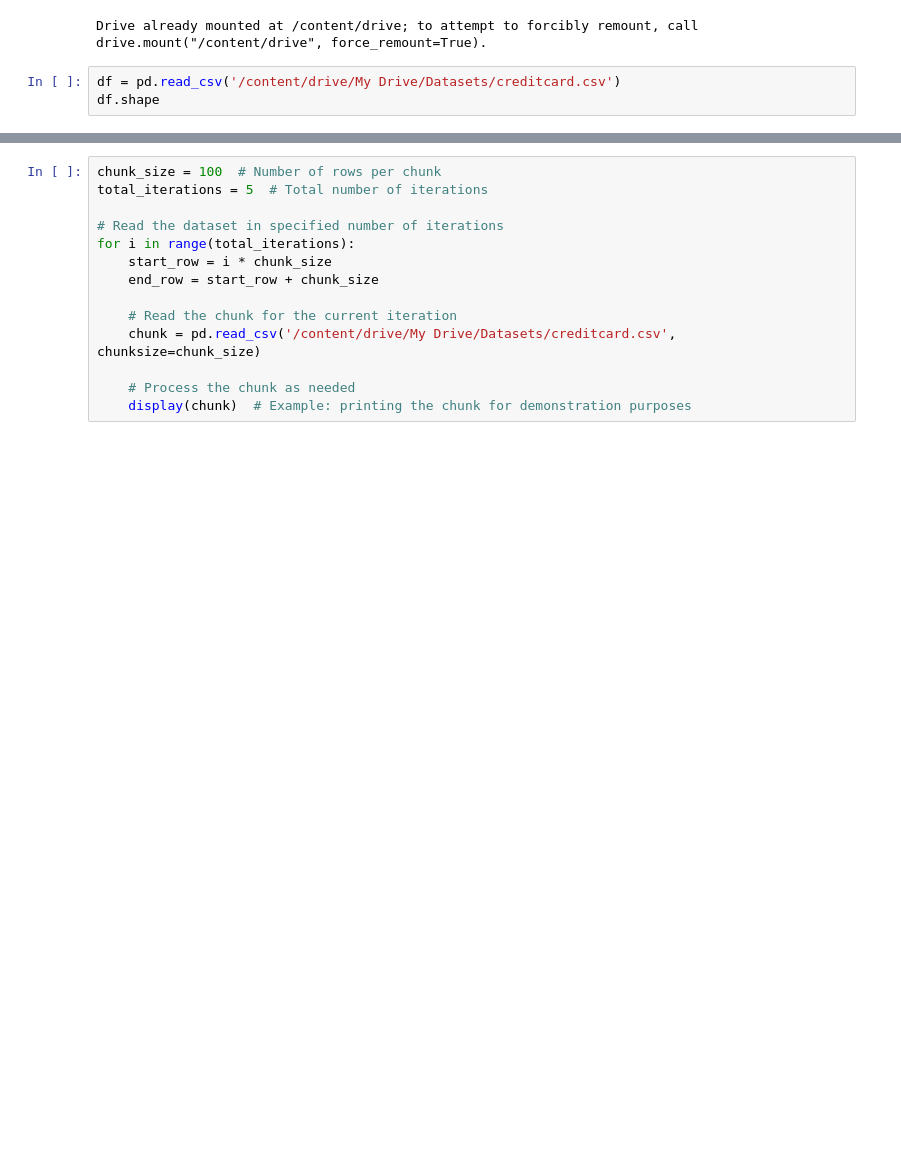
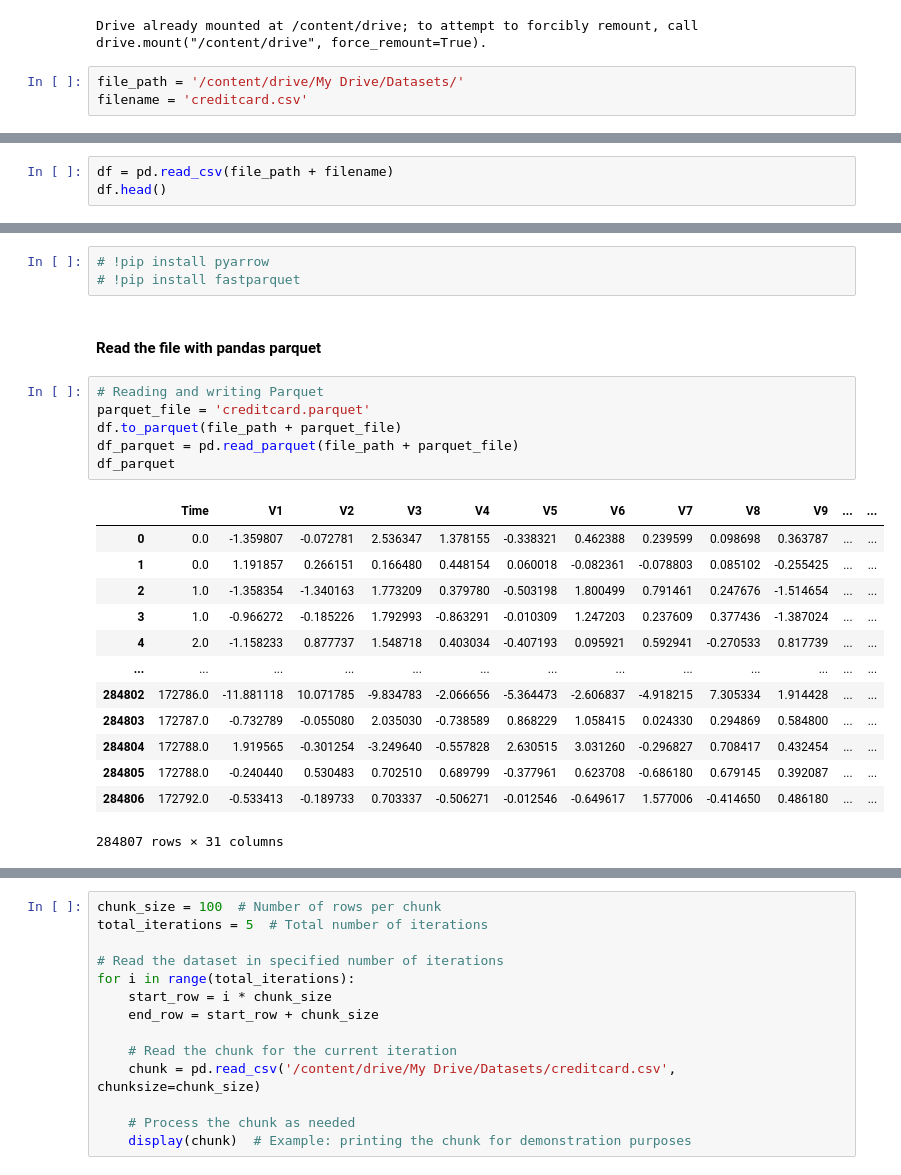
Before and after one commit to sudama-inc/EDA-with-Pandas-and-Numpy, a Jupyter notebook: process_huge_datasets_in_pandas_using_chunks.ipynb, the cells around one changed output, grey strips where cells are left out. Drawn from its saved outputs; the diff is of its cells as text; blank space fills up the shorter version.

Commit message:
read pandas dataset with different different file format

```diff
--- a/process_huge_datasets_in_pandas_using_chunks.ipynb
+++ b/process_huge_datasets_in_pandas_using_chunks.ipynb
@@ -8,5 +8,5 @@ drive.mount('/content/drive')
 # %% [output]
 Drive already mounted at /content/drive; to attempt to forcibly remount, call drive.mount("/content/drive", force_remount=True).
 # %%
-df = pd.read_csv('/content/drive/My Drive/Datasets/creditcard.csv')
-df.shape
+file_path = '/content/drive/My Drive/Datasets/'
+filename = 'creditcard.csv'
@@ -14,0 +13,3 @@ df.shape
+# %%
+df = pd.read_csv(file_path + filename)
+df.head()
@@ -14,0 +24,25 @@ df.shape
+# %%
+# !pip install pyarrow
+# !pip install fastparquet
+# %% [markdown]
+#### Read the file with pandas parquet
+# %%
+# Reading and writing Parquet
+parquet_file = 'creditcard.parquet'
+df.to_parquet(file_path + parquet_file)
+df_parquet = pd.read_parquet(file_path + parquet_file)
+df_parquet
+# %% [output]
+|  | Time | V1 | V2 | V3 | V4 | V5 | V6 | V7 | V8 | V9 | ... | ... |
+| 0 | 0.0 | -1.359807 | -0.072781 | 2.536347 | 1.378155 | -0.338321 | 0.462388 | 0.239599 | 0.098698 | 0.363787 | ... | ... |
+| 1 | 0.0 | 1.191857 | 0.266151 | 0.166480 | 0.448154 | 0.060018 | -0.082361 | -0.078803 | 0.085102 | -0.255425 | ... | ... |
+| 2 | 1.0 | -1.358354 | -1.340163 | 1.773209 | 0.379780 | -0.503198 | 1.800499 | 0.791461 | 0.247676 | -1.514654 | ... | ... |
+| 3 | 1.0 | -0.966272 | -0.185226 | 1.792993 | -0.863291 | -0.010309 | 1.247203 | 0.237609 | 0.377436 | -1.387024 | ... | ... |
+| 4 | 2.0 | -1.158233 | 0.877737 | 1.548718 | 0.403034 | -0.407193 | 0.095921 | 0.592941 | -0.270533 | 0.817739 | ... | ... |
+| ... | ... | ... | ... | ... | ... | ... | ... | ... | ... | ... | ... | ... |
+| 284802 | 172786.0 | -11.881118 | 10.071785 | -9.834783 | -2.066656 | -5.364473 | -2.606837 | -4.918215 | 7.305334 | 1.914428 | ... | ... |
+| 284803 | 172787.0 | -0.732789 | -0.055080 | 2.035030 | -0.738589 | 0.868229 | 1.058415 | 0.024330 | 0.294869 | 0.584800 | ... | ... |
+| 284804 | 172788.0 | 1.919565 | -0.301254 | -3.249640 | -0.557828 | 2.630515 | 3.031260 | -0.296827 | 0.708417 | 0.432454 | ... | ... |
+| 284805 | 172788.0 | -0.240440 | 0.530483 | 0.702510 | 0.689799 | -0.377961 | 0.623708 | -0.686180 | 0.679145 | 0.392087 | ... | ... |
+| 284806 | 172792.0 | -0.533413 | -0.189733 | 0.703337 | -0.506271 | -0.012546 | -0.649617 | 1.577006 | -0.414650 | 0.486180 | ... | ... |
+284807 rows × 31 columns
```
Also changed, not shown: parts of 6 cells of this notebook.
